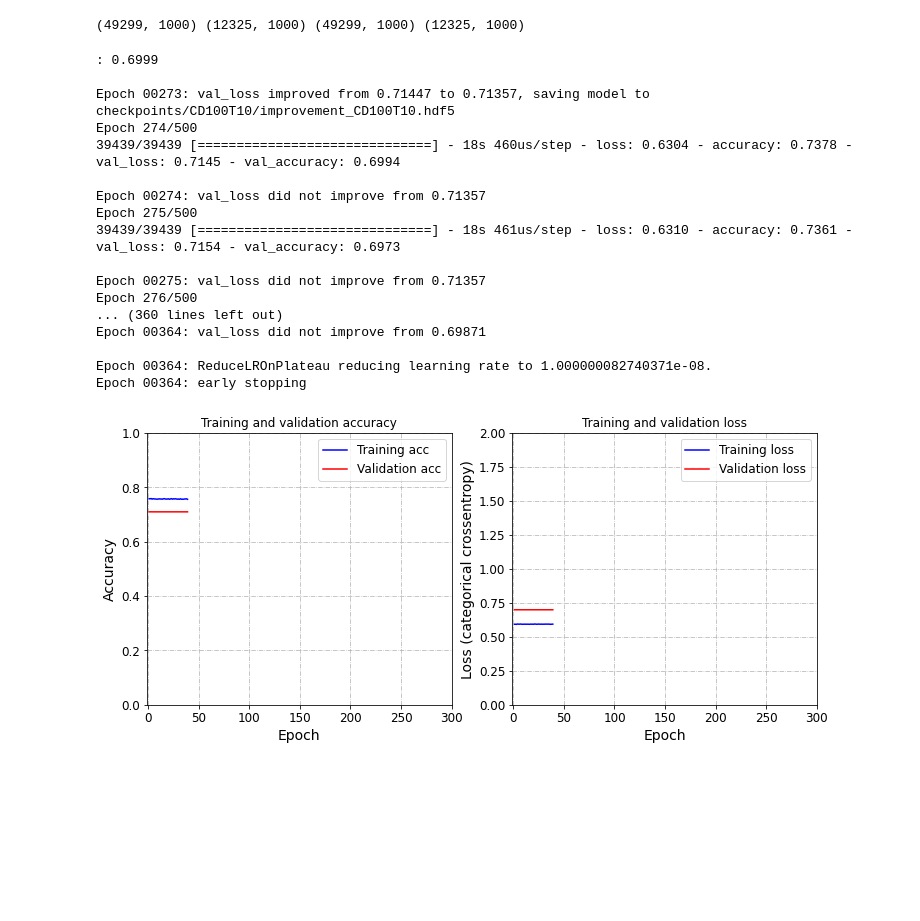
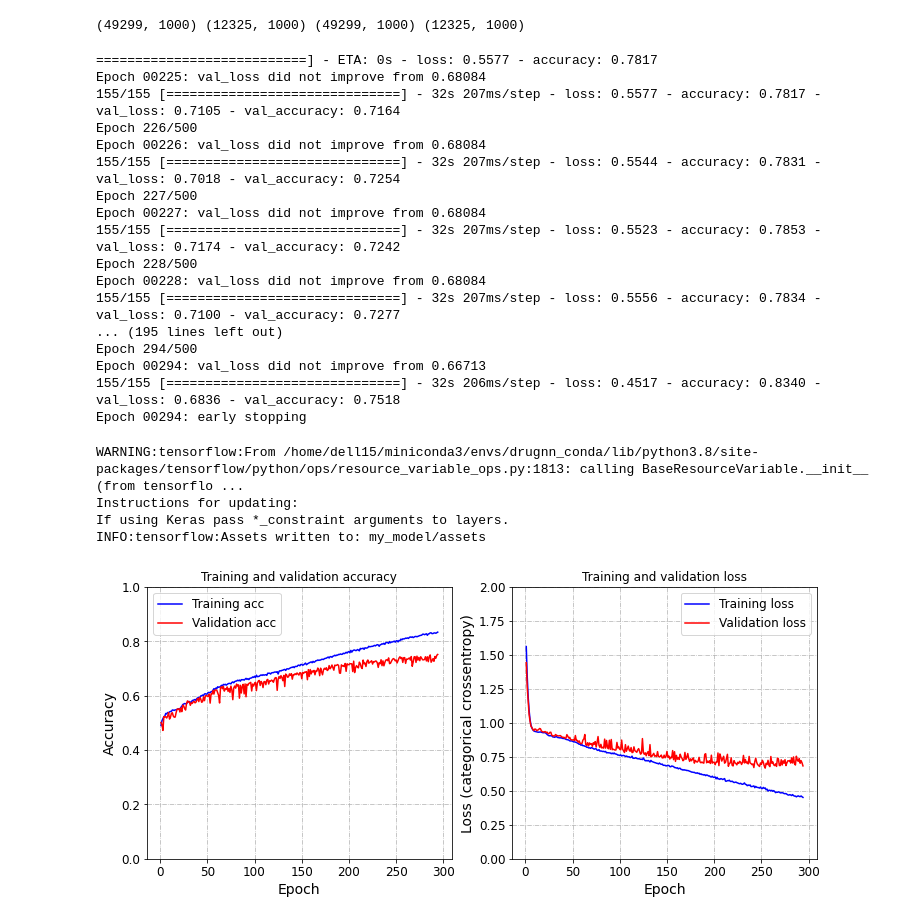
Before and after one commit to TeamSundar/dNNDR, a Jupyter notebook: CD100T10.ipynb, the cells around one changed output. Cells and saved outputs as stored; diff of their text form; code cells hidden in the pictures; blank space fills up the shorter version.

```diff
--- a/CD100T10.ipynb
+++ b/CD100T10.ipynb
@@ -86,11 +115,11 @@ concat = Concatenate()([att_out_target,att_out_drug])
 
 dense_1 = Dense(512, activation = 'relu',kernel_initializer='glorot_normal')(concat)
 #dense_1_dropout = Dropout(0.1)(dense_1)
-#dense_2 = Dense(256, activation = 'relu',kernel_initializer='glorot_normal')(dense_1)
 dense_2 = Dense(512, activation = 'relu',kernel_initializer='glorot_normal')(dense_1)
-dense_2_dropout = Dropout(0.4)(dense_2)
+dense_2 = Dense(256, activation = 'relu',kernel_initializer='glorot_normal')(dense_1)
+#dense_2_dropout = Dropout(0.4)(dense_2)
 
-x_output = Dense(3, activation='softmax')(dense_2_dropout)
+x_output = Dense(3, activation='softmax')(dense_2)
 
 # Bulid and compile model
 model = Model(inputs=[input_target, input_drug], outputs=x_output)
@@ -110,36 +137,43 @@ print(train_target.shape, test_target.shape, train_drug.shape, test_drug.shape)
 (49299, 1000) (12325, 1000) (49299, 1000) (12325, 1000)
 # %%
 # Early Stopping & checkpoint
-es = EarlyStopping(monitor='val_loss', patience=30, verbose=1)
-filepath='checkpoints/'+EXP+'/improvement_'+EXP+'.hdf5'
-model_checkpoint = ModelCheckpoint(filepath, monitor='val_loss', verbose=1, save_best_only=True, mode='min')
-reduce_lr_loss = ReduceLROnPlateau(monitor='val_loss', factor=0.1, patience=10, verbose=1, epsilon=1e-4, mode='min')
+es = EarlyStopping(monitor='val_loss', patience=40, verbose=1)
+filepath='checkpoints/'+EXP+'/'+EXP+'_cp.hdf5'
+model_checkpoint = ModelCheckpoint(filepath, monitor='val_loss', verbose=1, save_best_only=True, mode='auto')
+#reduce_lr_loss = ReduceLROnPlateau(monitor='val_loss', factor=0.1, patience=10, verbose=1, epsilon=1e-4, mode='min')
 
 history = model.fit(
     [train_target, train_drug], y_train,
     epochs=500, batch_size=256,
     validation_split=0.2,
-    callbacks=[es, model_checkpoint, reduce_lr_loss]
+    callbacks=[es, model_checkpoint]
     )
 # %% [output]
-: 0.6999
-
-Epoch 00273: val_loss improved from 0.71447 to 0.71357, saving model to checkpoints/CD100T10/improvement_CD100T10.hdf5
-Epoch 274/500
-39439/39439 [==============================] - 18s 460us/step - loss: 0.6304 - accuracy: 0.7378 - val_loss: 0.7145 - val_accuracy: 0.6994
-
-Epoch 00274: val_loss did not improve from 0.71357
-Epoch 275/500
-39439/39439 [==============================] - 18s 461us/step - loss: 0.6310 - accuracy: 0.7361 - val_loss: 0.7154 - val_accuracy: 0.6973
-
-Epoch 00275: val_loss did not improve from 0.71357
-Epoch 276/500
-... (360 lines left out)
-Epoch 00364: val_loss did not improve from 0.69871
-
-Epoch 00364: ReduceLROnPlateau reducing learning rate to 1.000000082740371e-08.
-Epoch 00364: early stopping
+===========================] - ETA: 0s - loss: 0.5577 - accuracy: 0.7817
+Epoch 00225: val_loss did not improve from 0.68084
+155/155 [==============================] - 32s 207ms/step - loss: 0.5577 - accuracy: 0.7817 - val_loss: 0.7105 - val_accuracy: 0.7164
+Epoch 226/500
+Epoch 00226: val_loss did not improve from 0.68084
+155/155 [==============================] - 32s 207ms/step - loss: 0.5544 - accuracy: 0.7831 - val_loss: 0.7018 - val_accuracy: 0.7254
+Epoch 227/500
+Epoch 00227: val_loss did not improve from 0.68084
+155/155 [==============================] - 32s 207ms/step - loss: 0.5523 - accuracy: 0.7853 - val_loss: 0.7174 - val_accuracy: 0.7242
+Epoch 228/500
+Epoch 00228: val_loss did not improve from 0.68084
+155/155 [==============================] - 32s 207ms/step - loss: 0.5556 - accuracy: 0.7834 - val_loss: 0.7100 - val_accuracy: 0.7277
+... (195 lines left out)
+Epoch 294/500
+Epoch 00294: val_loss did not improve from 0.66713
+155/155 [==============================] - 32s 206ms/step - loss: 0.4517 - accuracy: 0.8340 - val_loss: 0.6836 - val_accuracy: 0.7518
+Epoch 00294: early stopping
+# %%
+model.save('my_model')
+# %% [output]
+WARNING:tensorflow:From /home/dell15/miniconda3/envs/drugnn_conda/lib/python3.8/site-packages/tensorflow/python/ops/resource_variable_ops.py:1813: calling BaseResourceVariable.__init__ (from tensorflo ...
+Instructions for updating:
+If using Keras pass *_constraint arguments to layers.
+INFO:tensorflow:Assets written to: my_model/assets
 # %%
-obj.plotTrainingPerf(history, save=False)
+obj.plotTrainingPerf(history, save=True)
 # %% [output]
-[figure, old version]
+[figure, new version]
```
Also changed, not shown: parts of 17 cells of this notebook.
